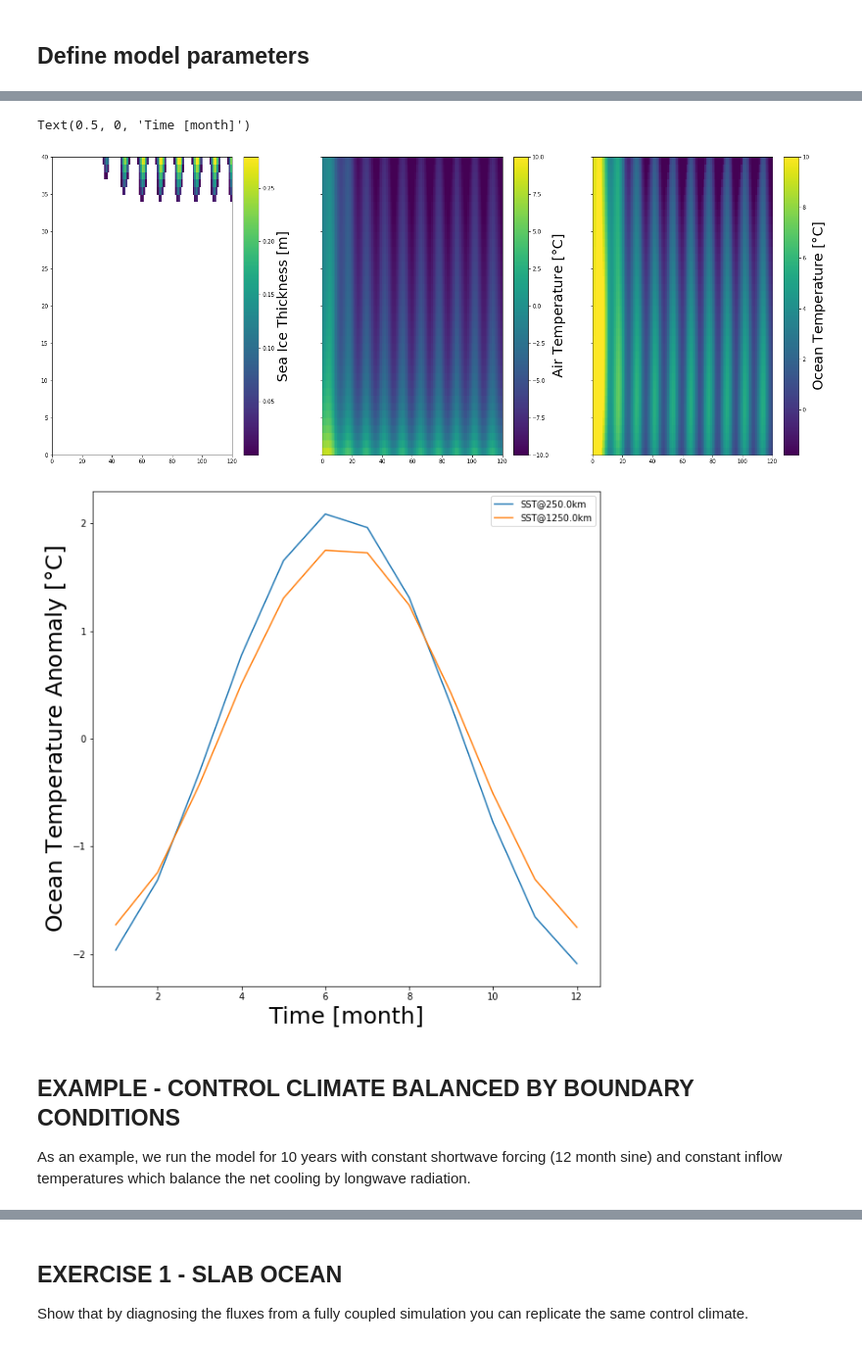
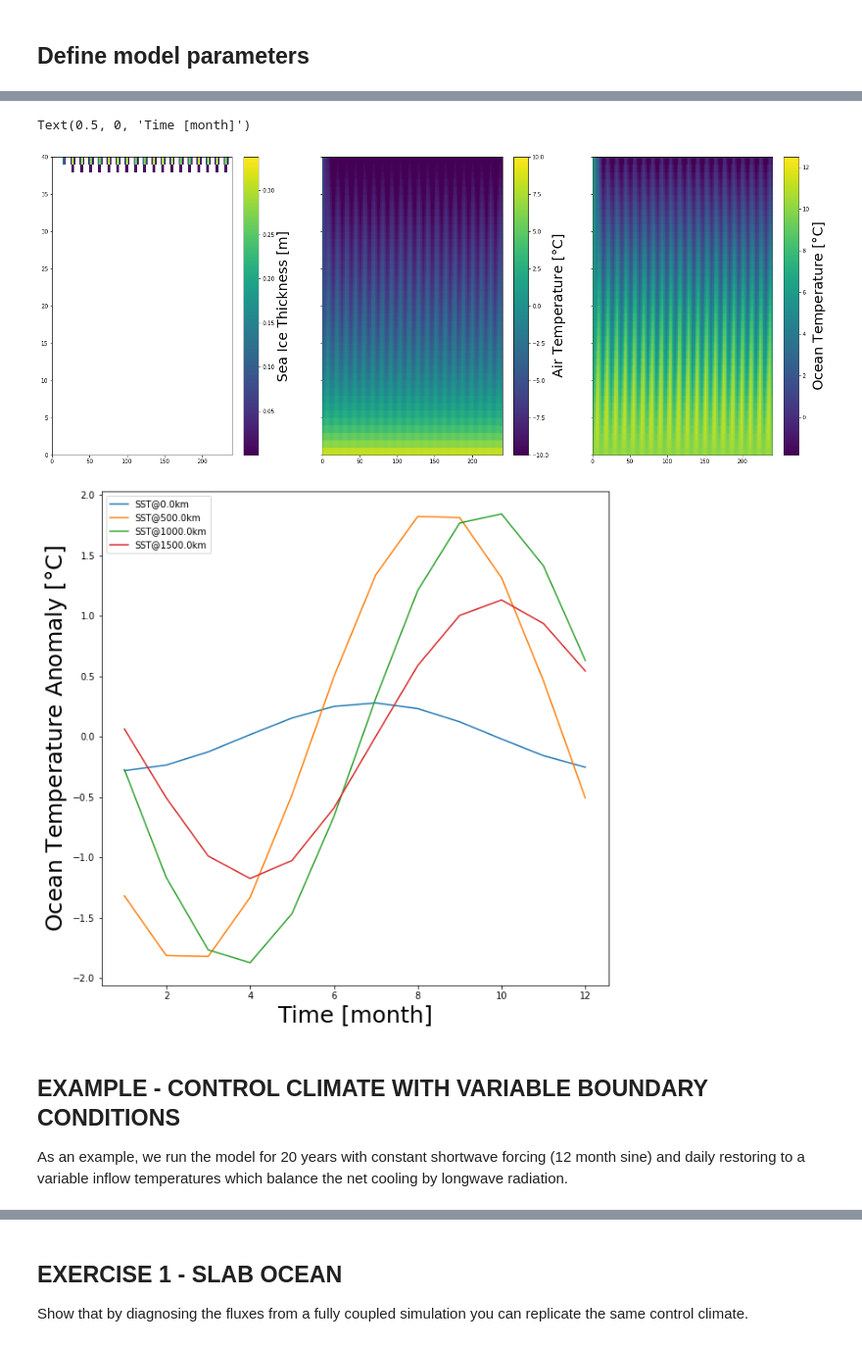
Before and after one commit to AleksiNummelin/coupled_channel, a Jupyter notebook: notebooks/CoupledChannelModel_clean.ipynb, the cells around one changed output, grey strips where cells are left out. Shown at 98% size. Cells and saved outputs as stored; diff of their text form; code cells hidden in the pictures.

```diff
--- a/notebooks/CoupledChannelModel_clean.ipynb
+++ b/notebooks/CoupledChannelModel_clean.ipynb
@@ -50,10 +50,9 @@ spatial_pattern=100.*np.ones(nx) #scaling for the heat flux forcing (pattern wil
 #spatial_pattern = 5.*np.sin(np.arange(nx)*np.pi/(nx/2.)) #NAO like pattern
 #
 dT = 0.
-period = 2*360*24*3600.
 #
-SW0 = 160.-1.*np.arange(nx)
-SW_anom = 160.
+SW0 = 115.-1*np.arange(nx) #background SW radiation
+SW_anom = 115.             #amplitude of the SW annual cycle
 #
 Cs = 3.E-3 # exchange coefficient for bulk formula
 va = 5.    # atmospheric advection
@@ -63,6 +62,4 @@ Do = 1.E2  # oceanic diffusion
 Hb = 1.E3  # boundary layer height in the atmosphere [m]
 H  = 100   # ocean mixed layer thickness [m]
 #
-tau_entrainment = 10*360*24*3600.
-#
 # %% [markdown]
@@ -72,6 +68,9 @@ As an example, we run the model for 10 years with constant shortwave forcing (12
 # %%
-# set total run time to 10 years
-tmax = 10*360*24*3600
+# set total run time to 20 years
+tmax = 20*360*24*3600
+#
+tau_entrainment = np.inf #entrainment timescale with an ambient watermass [s]
+period = 24*3600. #restoring timescale at the boundary [s]
 #
 args = {'tau_entrainment':tau_entrainment,'Do':Do,'SW0':SW0,'SW_anom':SW_anom,'H':H, 'Cs':Cs,'va':va,'Da':Da,'vo':vo,'T0':T0,'tmax':tmax,'dt':dt,'dT':dT,'period':period,'avep':avep,'xx':xx,'nx':nx}
 #
@@ -101,29 +105,30 @@ Wall time: 16.3 s
 # %%
 fig,(ax1,ax2,ax3) = plt.subplots(nrows=1,ncols=3,sharex=True,sharey=True,figsize=(25,10))
 #
 cm1=ax1.pcolormesh(hice_out.T)
 cm2=ax2.pcolormesh(tas_out.T-273.15,vmin=T0-273.15-20,vmax=T0-273.15)
-cm3=ax3.pcolormesh(sst_out.T-273.15,vmin=C['Tf']-273.15,vmax=T0-273.15)
+cm3=ax3.pcolormesh(sst_out.T-273.15,vmin=C['Tf']-273.15,vmax=T0-273.15+2.5)
 #
 cbar1=plt.colorbar(mappable=cm1,ax=ax1)
 cbar2=plt.colorbar(mappable=cm2,ax=ax2)
 cbar3=plt.colorbar(mappable=cm3,ax=ax3)
 #
 cbar1.ax.set_ylabel('Sea Ice Thickness [m]',fontsize=25)
 cbar2.ax.set_ylabel('Air Temperature [$\degree$C]',fontsize=25)
 cbar3.ax.set_ylabel('Ocean Temperature [$\degree$C]',fontsize=25)
 #
 fig2,ax4 = plt.subplots(nrows=1,ncols=1,sharex=True,sharey=True,figsize=(10,10))
-ax4.plot(np.arange(1,13),sst_out[-360*24*3600//C['avep']:,5]-np.nanmean(sst_out[-360*24*3600//C['avep']:,5]),label='SST@'+str(C['xx']*5/1E3)+'km')
-ax4.plot(np.arange(1,13),sst_out[-360*24*3600//C['avep']:,25]-np.nanmean(sst_out[-360*24*3600//C['avep']:,25]),label='SST@'+str(C['xx']*25/1E3)+'km')
+for j in range(0,C['nx'],10):
+    ax4.plot(np.arange(1,13),sst_out[-360*24*3600//C['avep']:,j]-np.nanmean(sst_out[-360*24*3600//C['avep']:,j]),label='SST@'+str(C['xx']*j/1E3)+'km')
+
 ax4.legend()
 ax4.set_ylabel('Ocean Temperature Anomaly [$\degree$C]',fontsize=25)
 ax4.set_xlabel('Time [month]',fontsize=25)
 # %% [output]
 Text(0.5, 0, 'Time [month]')
-[figure, old version]
+[figure, new version]
-[figure, old version]
+[figure, new version]
 # %% [markdown]
-## EXAMPLE - CONTROL CLIMATE BALANCED BY BOUNDARY CONDITIONS
+## EXAMPLE - CONTROL CLIMATE WITH VARIABLE BOUNDARY CONDITIONS
 
-As an example, we run the model for 10 years with constant shortwave forcing (12 month sine) and constant inflow temperatures which balance the net cooling by longwave radiation.
+As an example, we run the model for 20 years with constant shortwave forcing (12 month sine) and daily restoring to a variable inflow temperatures which balance the net cooling by longwave radiation.
```
Also changed, not shown: parts of 10 cells of this notebook, 1 other file.
